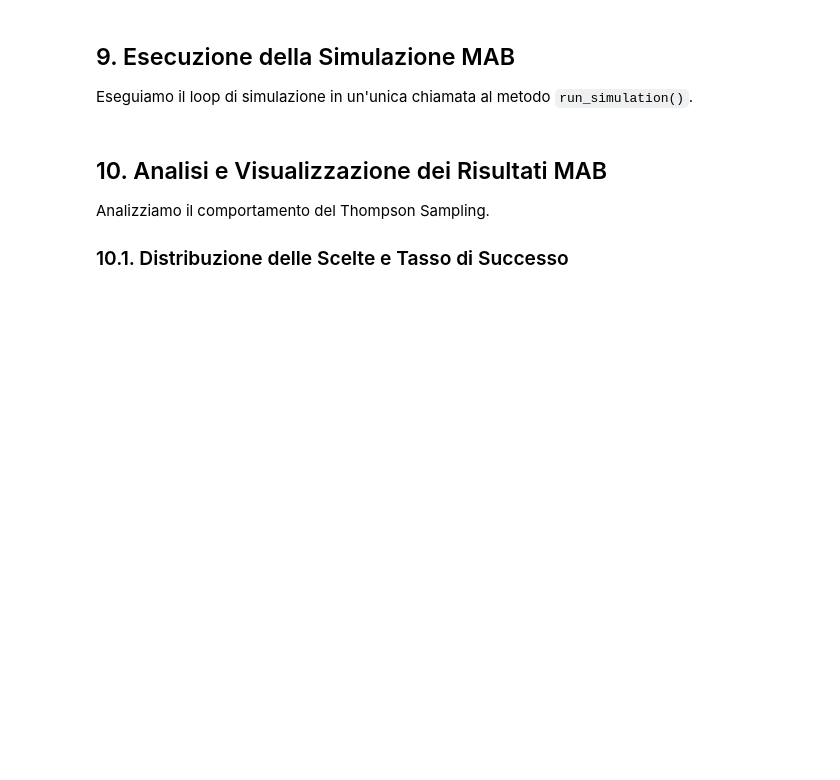
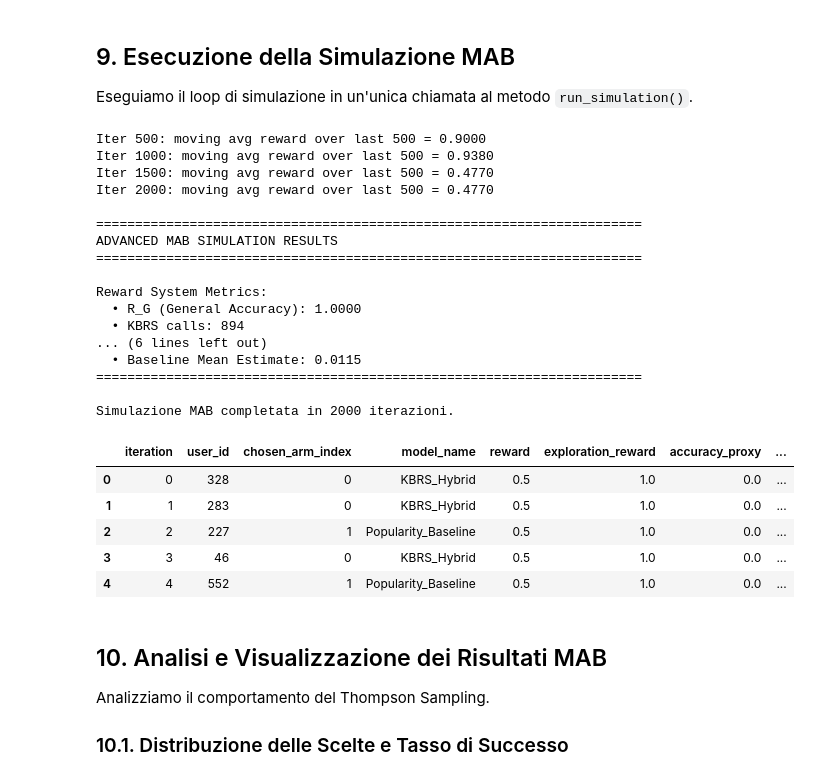
Before and after one commit to marcellorussox/CineWisdom, a Jupyter notebook: kbrs.ipynb, the cells around one changed output. Cells and saved outputs as stored; diff of their text form; code cells hidden in the pictures; blank space fills up the shorter version.

```diff
--- a/kbrs.ipynb
+++ b/kbrs.ipynb
@@ -280,24 +280,48 @@ Inizializzazione MABSimulator...
 
 Eseguiamo il loop di simulazione in un'unica chiamata al metodo `run_simulation()`.
 # %%
-N_ITERATIONS = 500 # Numero di interazioni MAB da simulare
+N_ITERATIONS = 2000 # Numero di interazioni MAB da simulare
 
 # Esecuzione della simulazione e salvataggio della storia
 history_df = mab_simulator.run_simulation(
     n_iterations=N_ITERATIONS,
     eligible_users=None,             # o lista filtrata di utenti
     min_positives_per_user=3,        # es. richiedi almeno 3 positivi
     use_tqdm=True,                   # disattiva progressbar
     eval_every=500,                  # controlla progresso ogni 500 step
     early_stop_patience=3,           # stop se non migliora per 3 controlli
     verbose=True                     # log basico
 )
 
 print(f"\nSimulazione MAB completata in {N_ITERATIONS} iterazioni.")
 display(history_df.head())
 
 # Salvataggio dei dati storici per la valutazione futura
 history_df.to_csv("datasets/processed/mab_history.csv", index=False)
+# %% [output]
+Iter 500: moving avg reward over last 500 = 0.9000
+Iter 1000: moving avg reward over last 500 = 0.9380
+Iter 1500: moving avg reward over last 500 = 0.4770
+Iter 2000: moving avg reward over last 500 = 0.4770
+
+======================================================================
+ADVANCED MAB SIMULATION RESULTS
+======================================================================
+
+Reward System Metrics:
+  • R_G (General Accuracy): 1.0000
+  • KBRS calls: 894
+... (6 lines left out)
+  • Baseline Mean Estimate: 0.0115
+======================================================================
+
+Simulazione MAB completata in 2000 iterazioni.
+|  | iteration | user_id | chosen_arm_index | model_name | reward | exploration_reward | accuracy_proxy | ... |
+| 0 | 0 | 328 | 0 | KBRS_Hybrid | 0.5 | 1.0 | 0.0 | ... |
+| 1 | 1 | 283 | 0 | KBRS_Hybrid | 0.5 | 1.0 | 0.0 | ... |
+| 2 | 2 | 227 | 1 | Popularity_Baseline | 0.5 | 1.0 | 0.0 | ... |
+| 3 | 3 | 46 | 0 | KBRS_Hybrid | 0.5 | 1.0 | 0.0 | ... |
+| 4 | 4 | 552 | 1 | Popularity_Baseline | 0.5 | 1.0 | 0.0 | ... |
 # %% [markdown]
 ## 10. Analisi e Visualizzazione dei Risultati MAB
 
```
Also changed, not shown: parts of 5 cells of this notebook, 12 other files.
